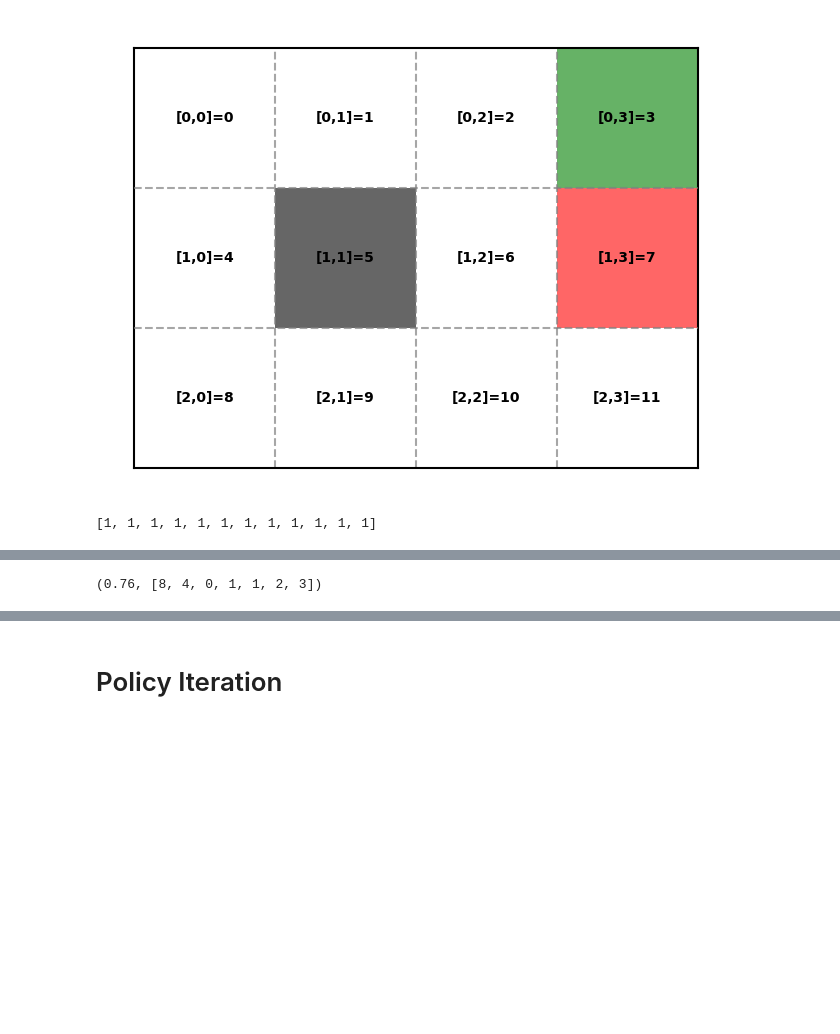
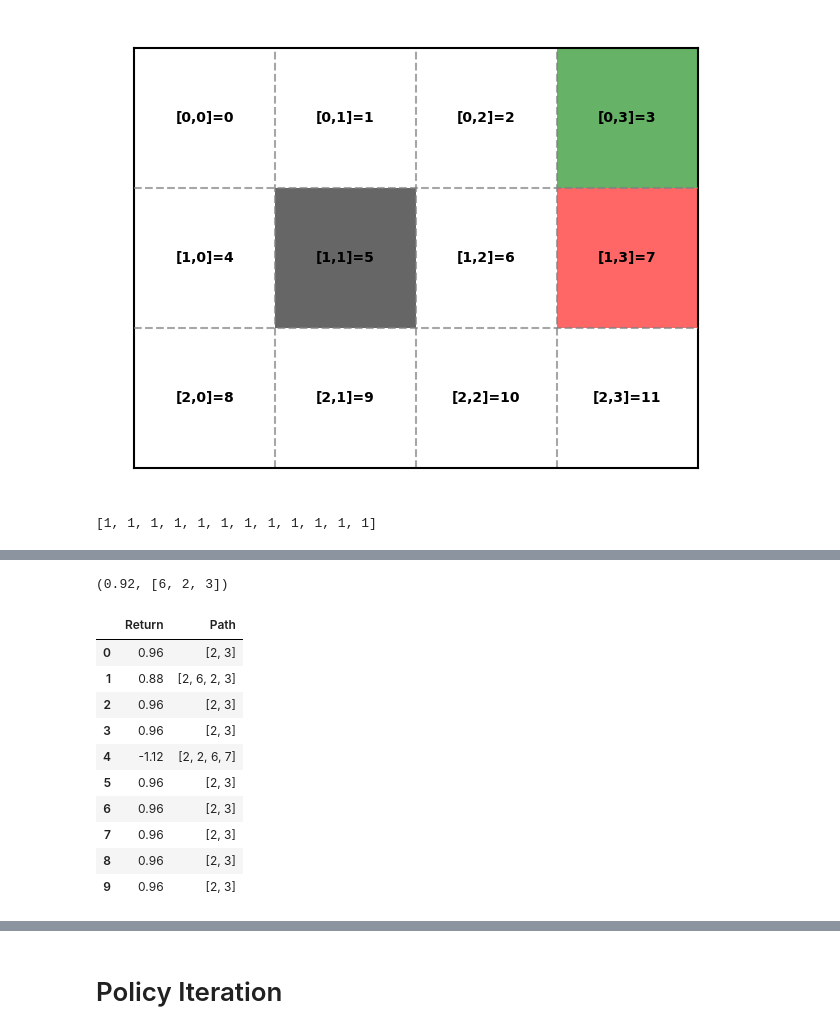
Before and after one commit to zankac/ProjectCS420, a Jupyter notebook: markov/mdp.ipynb, the cells around one changed output, grey strips where cells are left out. Cells and saved outputs as stored; diff of their text form; code cells hidden in the pictures; blank space fills up the shorter version.

```diff
--- a/markov/mdp.ipynb
+++ b/markov/mdp.ipynb
@@ -114,6 +115,32 @@ grid_world.plot_policy(policy_rand)#replace policy_rand by others such as policy
 # %%
 # grid_world.get_transition_model()
 # grid_world.get_reward_function()
-grid_world.execute_policy(policy_opt,[2,0],True)
+grid_world.execute_policy(policy_opt,[1,2],True)
 # %% [output]
-(0.76, [8, 4, 0, 1, 1, 2, 3])
+(0.92, [6, 2, 3])
+# %%
+# Initialize an empty list to store data
+data = []
+
+# Run the command N times
+for i in range(10):
+    result = grid_world.execute_policy(policy_opt, [0, 2], True)
+    data.append(result)
+
+# Create a DataFrame
+df = pd.DataFrame(data, columns=['Return', 'Path'])
+
+# Show the DataFrame
+df
+# %% [output]
+|  | Return | Path |
+| 0 | 0.96 | [2, 3] |
+| 1 | 0.88 | [2, 6, 2, 3] |
+| 2 | 0.96 | [2, 3] |
+| 3 | 0.96 | [2, 3] |
+| 4 | -1.12 | [2, 2, 6, 7] |
+| 5 | 0.96 | [2, 3] |
+| 6 | 0.96 | [2, 3] |
+| 7 | 0.96 | [2, 3] |
+| 8 | 0.96 | [2, 3] |
+| 9 | 0.96 | [2, 3] |
```
Also changed, not shown: parts of 5 cells of this notebook.
